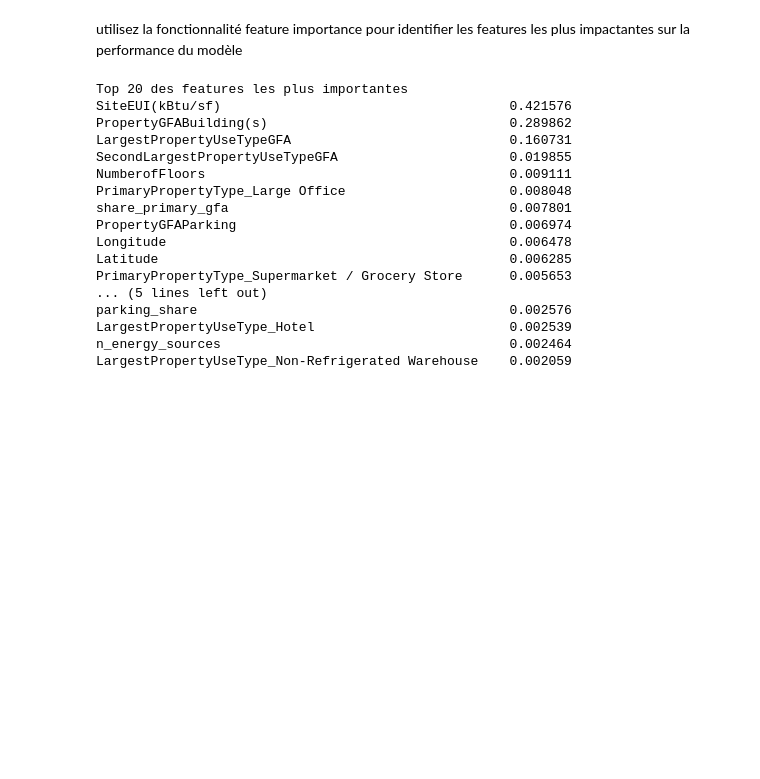
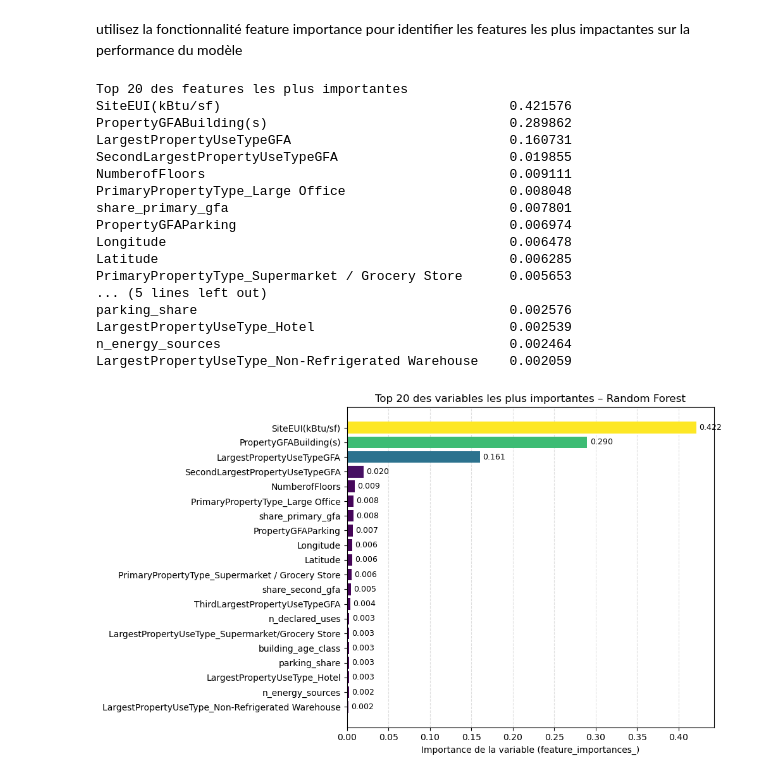
Before and after one commit to EthanChmt/Anticipez-les-besoins-en-consommations-de-batiments_, a Jupyter notebook: Notebooks/Notebook_5_optimisation_du_modele .ipynb, the cells around one changed output. Drawn from its saved outputs; the diff is of its cells as text; code cells hidden in the pictures; blank space fills up the shorter version.

```diff
--- a/Notebooks/Notebook_5_optimisation_du_modele .ipynb
+++ b/Notebooks/Notebook_5_optimisation_du_modele .ipynb
@@ -104,26 +104,76 @@ utilisez la fonctionnalité feature importance pour identifier les features les
 # %%
 # Importances de variables de la Random Forest
 importances = best_rf.feature_importances_
 feat_names = Xtr.columns
 imp = pd.Series(importances, index=feat_names).sort_values(ascending=False)
 
 print("Top 20 des features les plus importantes")
 print(imp.head(20).to_string())
+
+# Visualisation élaborée des importances de variables (top 20)
+
+top_n = 20
+
+# Top N features, inversées pour avoir la plus importante en haut
+imp_top = imp.head(top_n)[::-1]
+
+values = imp_top.values
+vmin, vmax = values.min(), values.max()
+norm = (values - vmin) / (vmax - vmin + 1e-12)
+
+# Dégradé de couleurs
+colors = plt.cm.viridis(norm)
+
+fig, ax = plt.subplots(figsize=(10, 6))
+
+# Barres horizontales
+bars = ax.barh(range(len(imp_top)), values, color=colors)
+
+# Noms des features
+ax.set_yticks(range(len(imp_top)))
+ax.set_yticklabels(imp_top.index)
+
+# Labels numériques à l’intérieur des barres
+ax.bar_label(
+    bars,
+    fmt="%.3f",
+    padding=3,      # distance par rapport au bout de la barre
+    fontsize=9
+)
+
+# Labels et titre
+ax.set_xlabel("Importance de la variable (feature_importances_)")
+ax.set_title("Top 20 des variables les plus importantes – Random Forest")
+
+# Grille verticale légère
+ax.xaxis.grid(True, linestyle="--", alpha=0.4)
+ax.set_axisbelow(True)
+
+fig.tight_layout()
+
+fig.savefig(
+    "C:\\Users\\ethan\\OpenClassroom\\Projet_2\\Projet\\Anticipez_les_besoins_\\Graphs\\rf_feature_importances_top20.png",
+    dpi=300,
+    bbox_inches="tight"
+)
+
+plt.show()
 # %% [output]
 Top 20 des features les plus importantes
 SiteEUI(kBtu/sf)                                     0.421576
 PropertyGFABuilding(s)                               0.289862
 LargestPropertyUseTypeGFA                            0.160731
 SecondLargestPropertyUseTypeGFA                      0.019855
 NumberofFloors                                       0.009111
 PrimaryPropertyType_Large Office                     0.008048
 share_primary_gfa                                    0.007801
 PropertyGFAParking                                   0.006974
 Longitude                                            0.006478
 Latitude                                             0.006285
 PrimaryPropertyType_Supermarket / Grocery Store      0.005653
 ... (5 lines left out)
 parking_share                                        0.002576
 LargestPropertyUseType_Hotel                         0.002539
 n_energy_sources                                     0.002464
 LargestPropertyUseType_Non-Refrigerated Warehouse    0.002059
+[figure, added]
```
Also changed, not shown: 12 other files.
